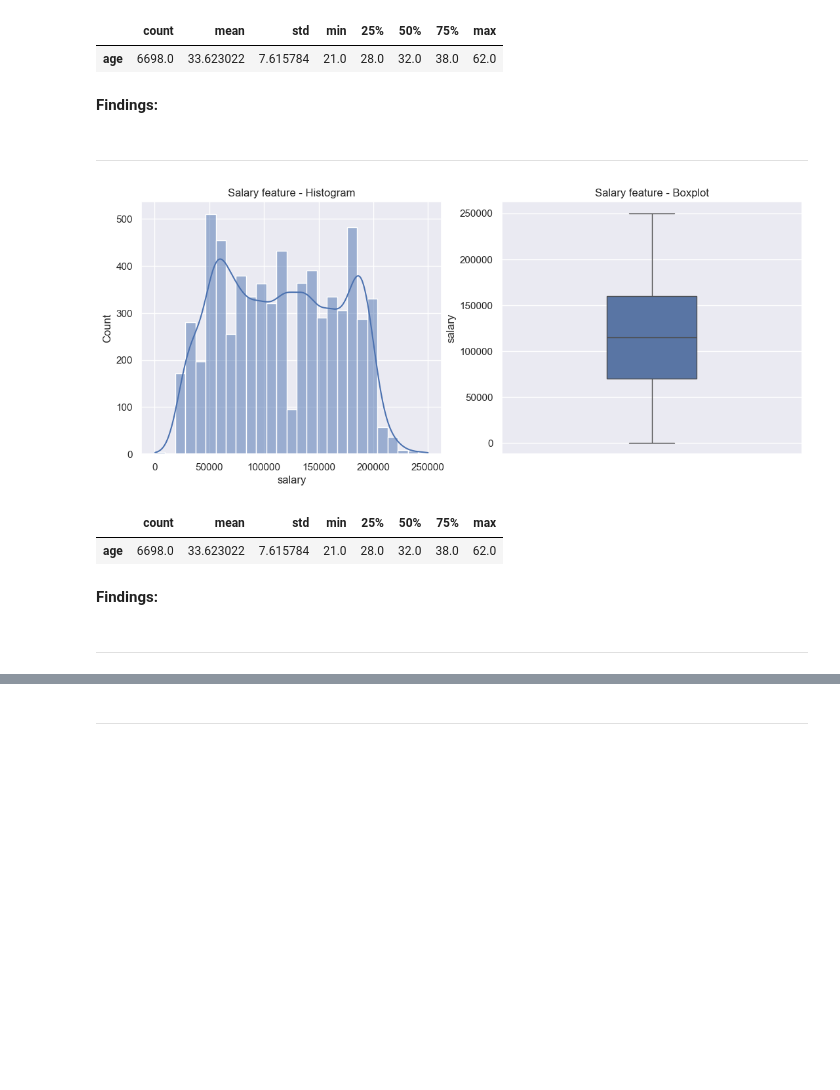
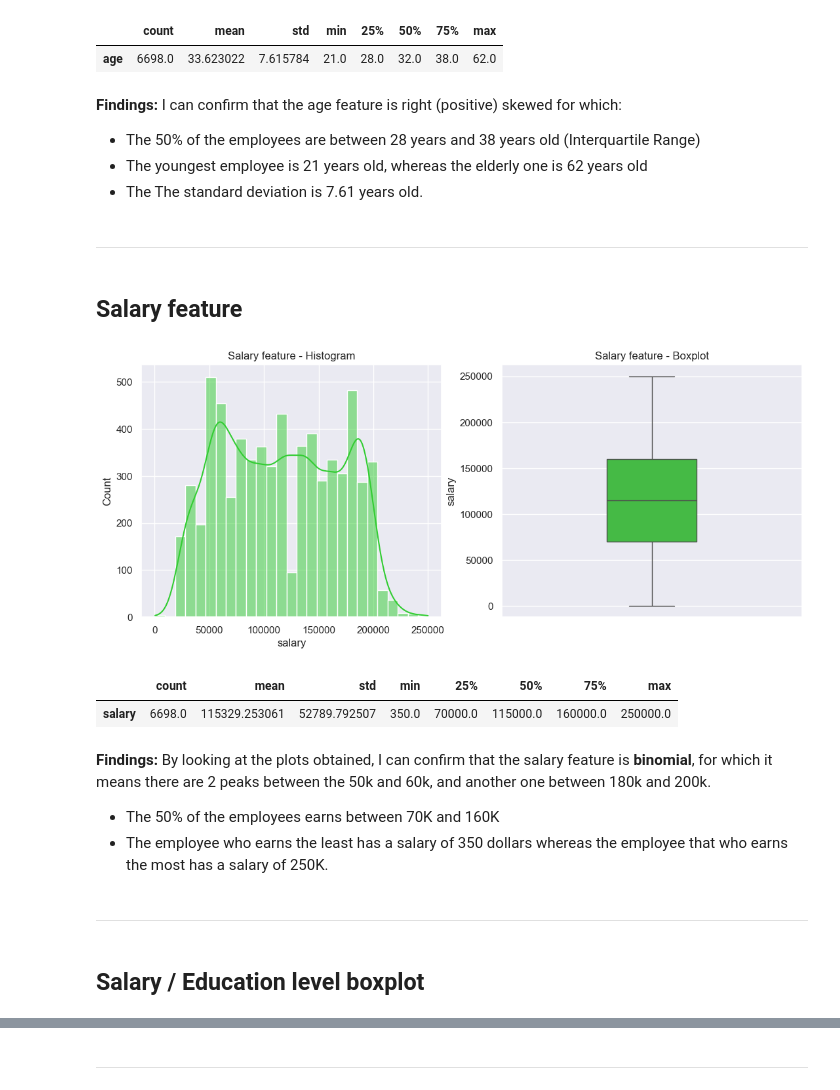
Before and after one commit to sba25074-cell/CA1_MachineLearning_SBA25074, a Jupyter notebook: CA1_MachineLearning_LeonardoTarulli.ipynb, the cells around one changed output, grey strips where cells are left out. Drawn from its saved outputs; the diff is of its cells as text; code cells hidden in the pictures; blank space fills up the shorter version.

```diff
--- a/CA1_MachineLearning_LeonardoTarulli.ipynb
+++ b/CA1_MachineLearning_LeonardoTarulli.ipynb
@@ -51,4 +42,4 @@ dtype: int64
 df = df.dropna()
 
 # Reseting index
-df.reset_index(drop =True)
+df.reset_index(drop =True, inplace=True)
@@ -135,27 +113,38 @@ df[["age"]].describe().T
 |  | count | mean | std | min | 25% | 50% | 75% | max |
 | age | 6698.0 | 33.623022 | 7.615784 | 21.0 | 28.0 | 32.0 | 38.0 | 62.0 |
 # %% [markdown]
-**Findings:**
+**Findings:** I can confirm that the age feature is right (positive) skewed for which:
+
+* The 50% of the employees are between 28 years and 38 years old (Interquartile Range)
+* The youngest employee is 21 years old, whereas the elderly one is 62 years old
+* The The standard deviation is 7.61 years old.
 # %% [markdown]
 ---
+# %% [markdown]
+## Salary feature
 # %%
 plt.figure(figsize=(13,5))
 plt.subplot(1,2,1)
-sns.histplot(df["salary"], kde=True)
+sns.histplot(df["salary"], kde=True, color="limegreen")
 plt.title("Salary feature - Histogram")
 plt.subplot(1,2,2)
-sns.boxplot(y=df["salary"], width=0.3)
+sns.boxplot(y=df["salary"], width=0.3, color="limegreen")
 plt.title("Salary feature - Boxplot")
 plt.show()
 
-df[["age"]].describe().T
+df[["salary"]].describe().T
 # %% [output]
-[figure, old version]
+[figure, new version]
 |  | count | mean | std | min | 25% | 50% | 75% | max |
-| age | 6698.0 | 33.623022 | 7.615784 | 21.0 | 28.0 | 32.0 | 38.0 | 62.0 |
+| salary | 6698.0 | 115329.253061 | 52789.792507 | 350.0 | 70000.0 | 115000.0 | 160000.0 | 250000.0 |
 # %% [markdown]
-**Findings:**
+**Findings:** By looking at the plots obtained, I can confirm that the salary feature is **binomial**, for which it means there are 2 peaks between the 50k and 60k, and another one between 180k and 200k.
+
+* The 50% of the employees earns between 70K and 160K
+* The employee who earns the least has a salary of 350 dollars whereas the employee that who earns the most has a salary of 250K.
 # %% [markdown]
 ---
+# %% [markdown]
+## Salary / Education level boxplot
 # %%
 plt.figure(figsize=(14,5))
```
Also changed, not shown: parts of 56 cells of this notebook, 4 other files.
